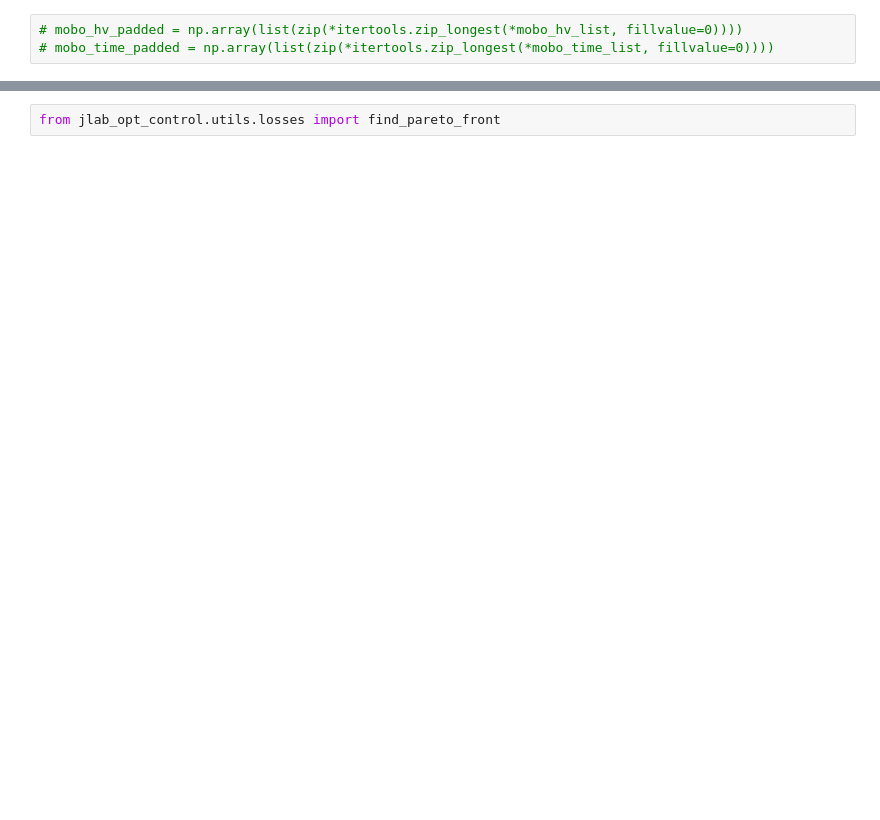
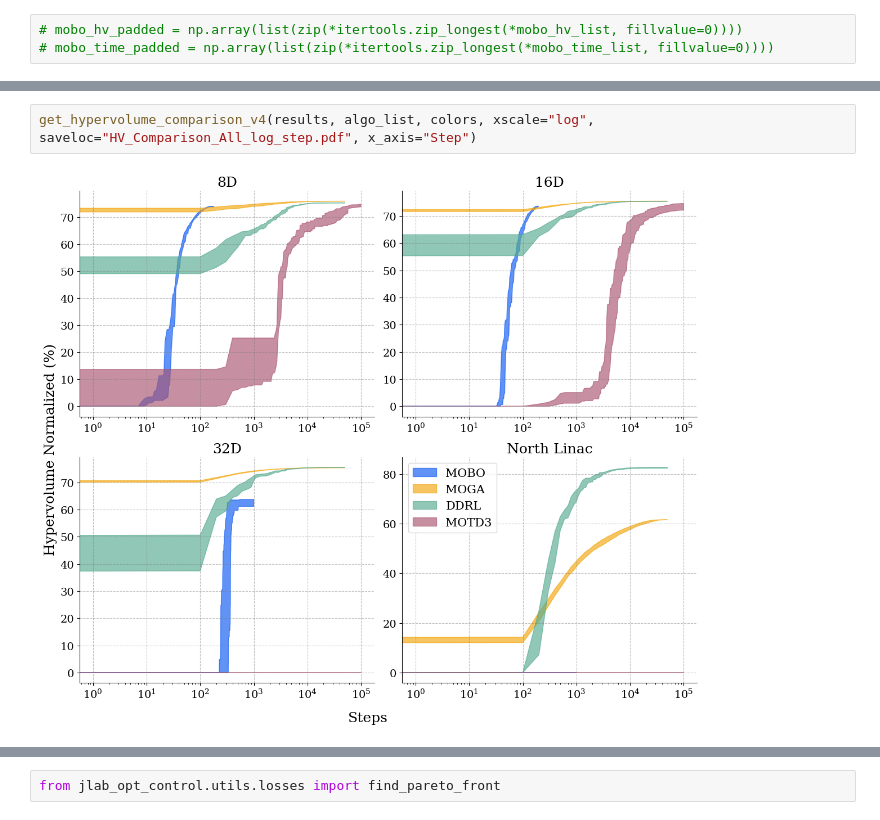
Before and after one commit to JeffersonLab/SciOptControlToolkit, a Jupyter notebook: jlab_opt_control/drivers/paper_drivers/paper_figures_v2.ipynb, the cells around one changed output, grey strips where cells are left out. Saved outputs shown, nothing was run; the diff lists cells and outputs as text; blank space fills up the shorter version.

```diff
--- a/jlab_opt_control/drivers/paper_drivers/paper_figures_v2.ipynb
+++ b/jlab_opt_control/drivers/paper_drivers/paper_figures_v2.ipynb
@@ -289,0 +418,4 @@ DDRL  Max HV:  34.499
+# %%
+get_hypervolume_comparison_v4(results, algo_list, colors, xscale="log", saveloc="HV_Comparison_All_log_step.pdf", x_axis="Step")
+# %% [output]
+[figure, added]
```
Also changed, not shown: parts of 42 cells of this notebook, 2 other files.
